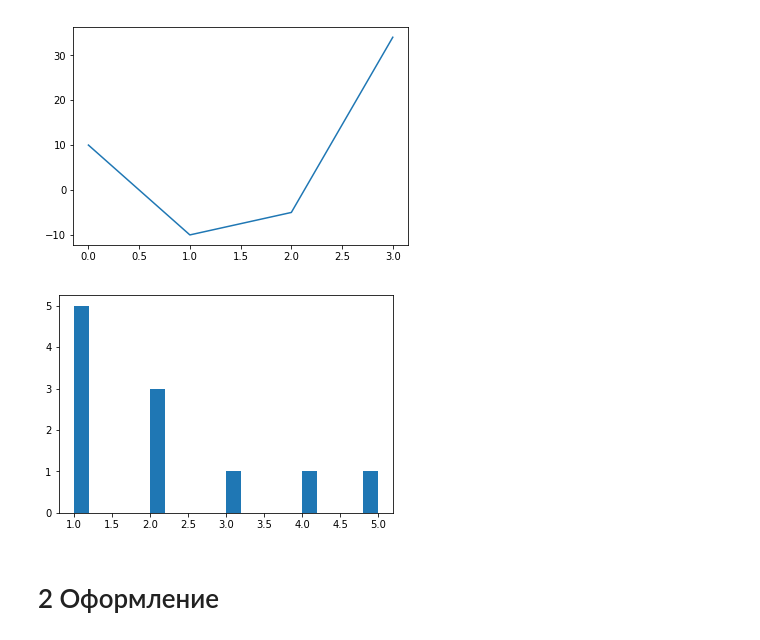
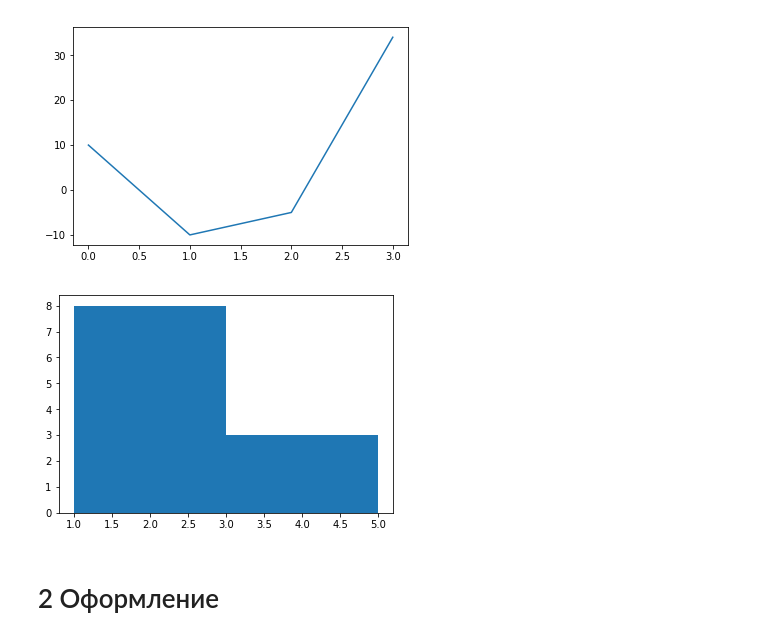
Before and after one commit to oMalyugina/machine_learning_from_scratch, a Jupyter notebook: matplotlib_seaborn_lecture.ipynb, the cells around one changed output. Drawn from its saved outputs; the diff is of its cells as text; code cells hidden in the pictures.

```diff
--- a/matplotlib_seaborn_lecture.ipynb
+++ b/matplotlib_seaborn_lecture.ipynb
@@ -5,6 +5,9 @@ import numpy as np
 import pandas as pd
 
 %matplotlib inline
+# %%
+from pylab import rcParams
+rcParams['figure.figsize'] = 15, 10
 # %%
 data = pd.read_csv("/home/olga/Documents/teaching/machine_Learning/kaggle/hause_pricing/data/train.csv", index_col=0)
 # %% [markdown]
@@ -31,10 +34,10 @@ plt.show()
 [figure]
 # %%
 x = [1,1,1,1,1,2,2,2,3,4,5]
-plt.hist(x,bins=20)
+plt.hist(x,bins=2)
 plt.show()
 # %% [output]
-[figure, old version]
+[figure, new version]
 # %% [markdown]
 # 2 Оформление
 # %% [markdown]
```
Also changed, not shown: parts of 10 cells of this notebook, 2 other files.
